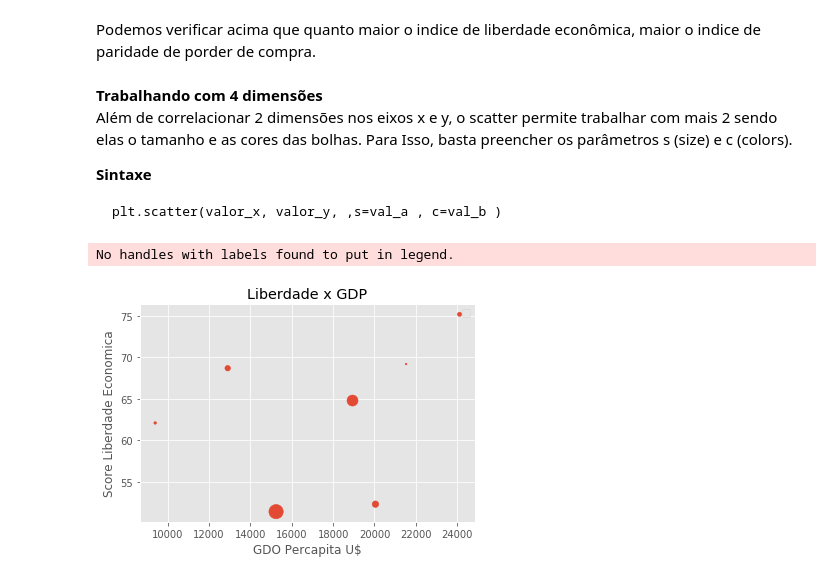
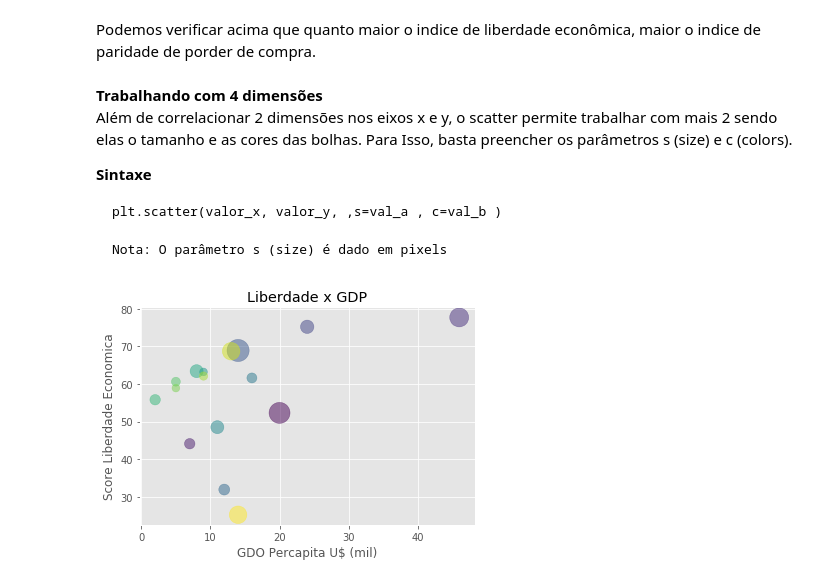
Before and after one commit to rdemarqui/data_science_basico, a Jupyter notebook: Python/04 Matplotlib/03.04 Scatter Plot.ipynb, the cells around one changed output. Saved outputs shown, nothing was run; the diff lists cells and outputs as text; code cells hidden in the pictures.

```diff
--- a/Python/04 Matplotlib/03.04 Scatter Plot.ipynb
+++ b/Python/04 Matplotlib/03.04 Scatter Plot.ipynb
@@ -71,21 +71,31 @@ Além de correlacionar 2 dimensões nos eixos x e y, o scatter permite trabalhar
 **Sintaxe**
 
     plt.scatter(valor_x, valor_y, ,s=val_a , c=val_b )
+
+    Nota: O parâmetro s (size) é dado em pixels
-# %%
-pais = ['Argentina', 'Brazil', 'Chile', 'Mexico', 'Paraguay', 'Peru', 'Uruguay']
-
-gdpPerCapita = [20047, 15242, 24113, 18938, 9396, 12903, 21527]
-scoreLibEcon = [52.3, 51.4, 75.2, 64.8, 62.1, 68.7, 69.2]
-populacao = [43, 206, 18, 122, 7, 31, 3]
-
-plt.scatter(gdpPerCapita, scoreLibEcon, s=populacao)
-
-plt.xlabel('GDO Percapita U$') # Rótulo eixo x
-plt.ylabel('Score Liberdade Economica') # Rótilo eixo y
-plt.title('Liberdade x GDP') # Título do gráfico
-plt.legend()
-
-plt.show()
-# %% [output]
-No handles with labels found to put in legend.
-[figure, removed]
+# %%
+# Criando os dados
+pais = ['Argentina', 'Bolivia', 'Canada', 'Chile', 'Colombia', 'Cuba', 'Dominican Republic', 'Ecuador',
+        'El Salvador', 'Guatemala', 'Haiti', 'Honduras', 'Nicaragua', 'Paraguay', 'Peru', 'Venezuela']
+gdpPerCapita = [20, 7, 46, 24, 14, 12, 16, 11, 9, 8, 2, 5, 5, 9, 13, 14]
+scoreLibEcon = [52.3, 44.1, 77.7, 75.2, 68.9, 31.9, 61.6, 48.5,
+                63.2, 63.4, 55.8, 60.6, 58.9, 62.1, 68.7, 25.2]
+populacao = [44, 11, 36, 18, 49, 12, 10, 17, 6, 17, 11, 8, 6, 7, 31, 31]
+
+# Contando os elementos de diferentes cores
+cores = np.arange(len(pais))
+populacao2 = np.array([populacao])*10
+
+# Criando o plot
+plt.scatter(gdpPerCapita, scoreLibEcon, alpha=0.5, s=populacao2, c=cores, cmap='viridis')
+# *alpha: transparência das cores; cmap: mapa padrão de cores
+
+# Melorando a estética
+plt.xlabel('GDO Percapita U$ (mil)') # Rótulo eixo x
+plt.ylabel('Score Liberdade Economica') # Rótilo eixo y
+plt.title('Liberdade x GDP') # Título do gráfico
+
+
+plt.show()
+# %% [output]
+[figure, added]
```
Also changed, not shown: parts of 2 cells of this notebook.
